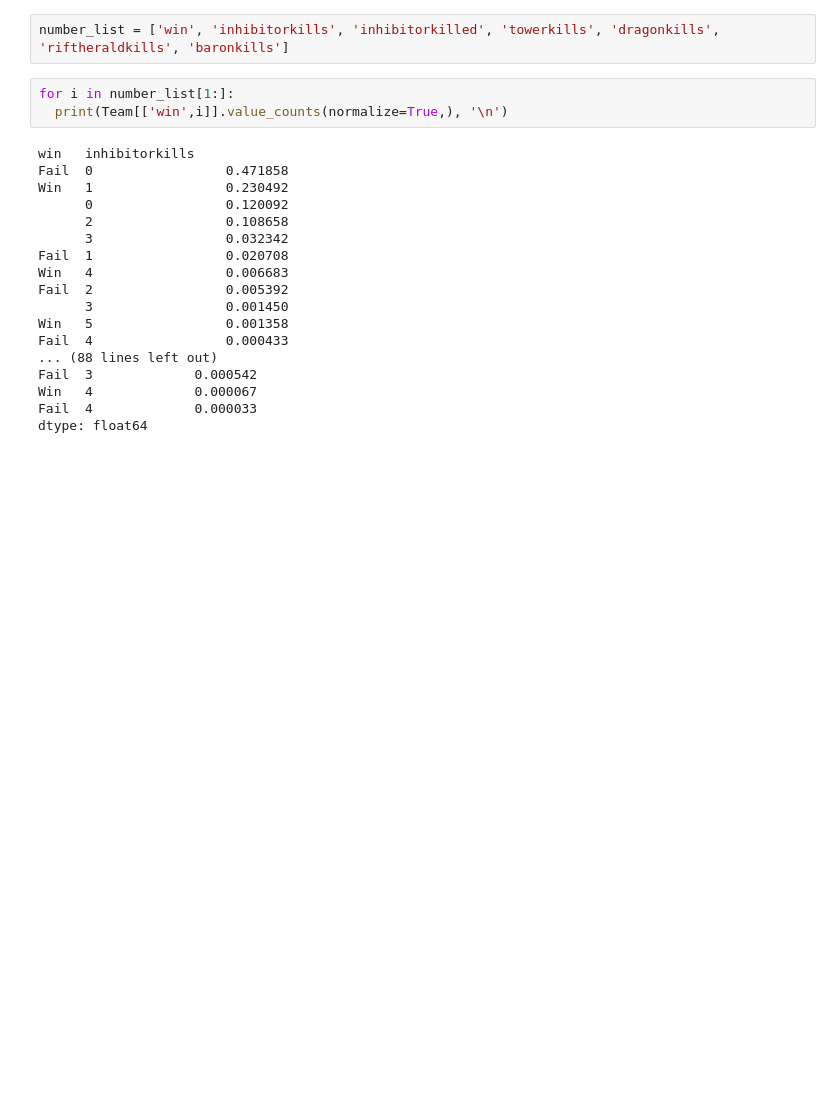
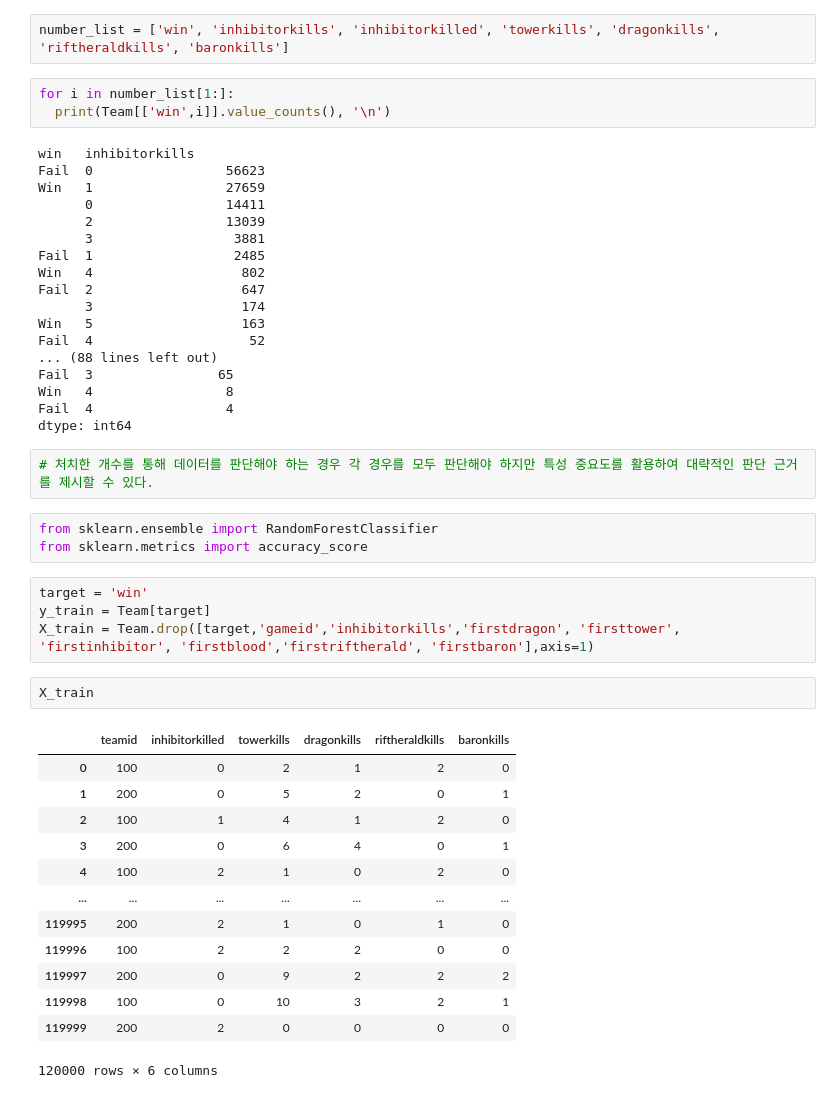
Before and after one commit to zookeeper464/op.gg, a Jupyter notebook: lol_data_analysis.ipynb, the cells around one changed output. Cells and saved outputs as stored; diff of their text form; blank space fills up the shorter version.

```diff
--- a/lol_data_analysis.ipynb
+++ b/lol_data_analysis.ipynb
@@ -488,22 +520,47 @@ Name: firstbaron, dtype: float64
 number_list = ['win', 'inhibitorkills', 'inhibitorkilled', 'towerkills', 'dragonkills', 'riftheraldkills', 'baronkills']
 # %%
 for i in number_list[1:]:
-  print(Team[['win',i]].value_counts(normalize=True,), '\n')
+  print(Team[['win',i]].value_counts(), '\n')
 # %% [output]
 win   inhibitorkills
-Fail  0                 0.471858
-Win   1                 0.230492
-      0                 0.120092
-      2                 0.108658
-      3                 0.032342
-Fail  1                 0.020708
-Win   4                 0.006683
-Fail  2                 0.005392
-      3                 0.001450
-Win   5                 0.001358
-Fail  4                 0.000433
+Fail  0                 56623
+Win   1                 27659
+      0                 14411
+      2                 13039
+      3                  3881
+Fail  1                  2485
+Win   4                   802
+Fail  2                   647
+      3                   174
+Win   5                   163
+Fail  4                    52
 ... (88 lines left out)
-Fail  3             0.000542
-Win   4             0.000067
-Fail  4             0.000033
-dtype: float64
+Fail  3                65
+Win   4                 8
+Fail  4                 4
+dtype: int64
+# %%
+# 처치한 개수를 통해 데이터를 판단해야 하는 경우 각 경우를 모두 판단해야 하지만 특성 중요도를 활용하여 대략적인 판단 근거를 제시할 수 있다.
+# %%
+from sklearn.ensemble import RandomForestClassifier
+from sklearn.metrics import accuracy_score
+# %%
+target = 'win'
+y_train = Team[target]
+X_train = Team.drop([target,'gameid','inhibitorkills','firstdragon', 'firsttower', 'firstinhibitor', 'firstblood','firstriftherald', 'firstbaron'],axis=1)
+# %%
+X_train
+# %% [output]
+|  | teamid | inhibitorkilled | towerkills | dragonkills | riftheraldkills | baronkills |
+| 0 | 100 | 0 | 2 | 1 | 2 | 0 |
+| 1 | 200 | 0 | 5 | 2 | 0 | 1 |
+| 2 | 100 | 1 | 4 | 1 | 2 | 0 |
+| 3 | 200 | 0 | 6 | 4 | 0 | 1 |
+| 4 | 100 | 2 | 1 | 0 | 2 | 0 |
+| ... | ... | ... | ... | ... | ... | ... |
+| 119995 | 200 | 2 | 1 | 0 | 1 | 0 |
+| 119996 | 100 | 2 | 2 | 2 | 0 | 0 |
+| 119997 | 200 | 0 | 9 | 2 | 2 | 2 |
+| 119998 | 100 | 0 | 10 | 3 | 2 | 1 |
+| 119999 | 200 | 2 | 0 | 0 | 0 | 0 |
+120000 rows × 6 columns
```
Also changed, not shown: parts of 20 cells of this notebook.
